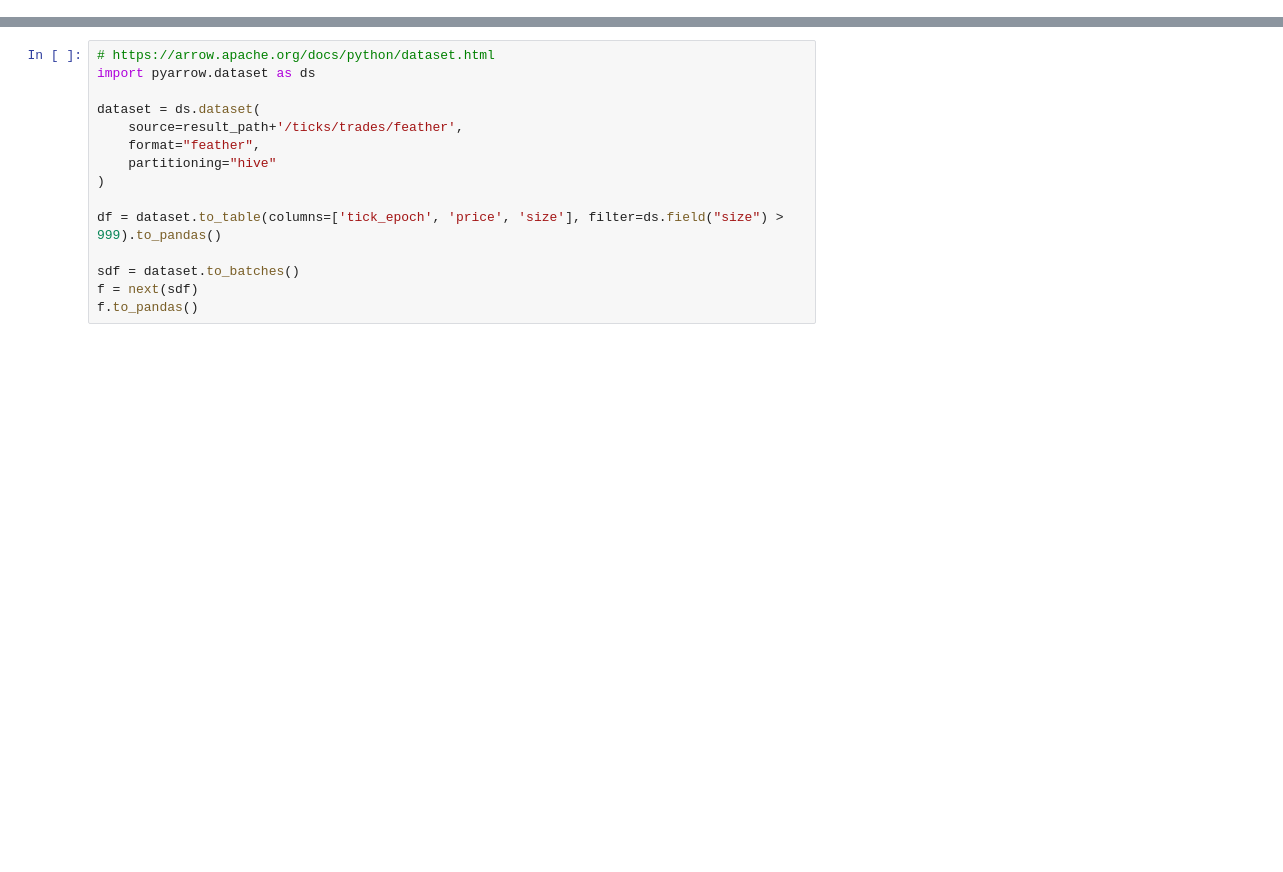
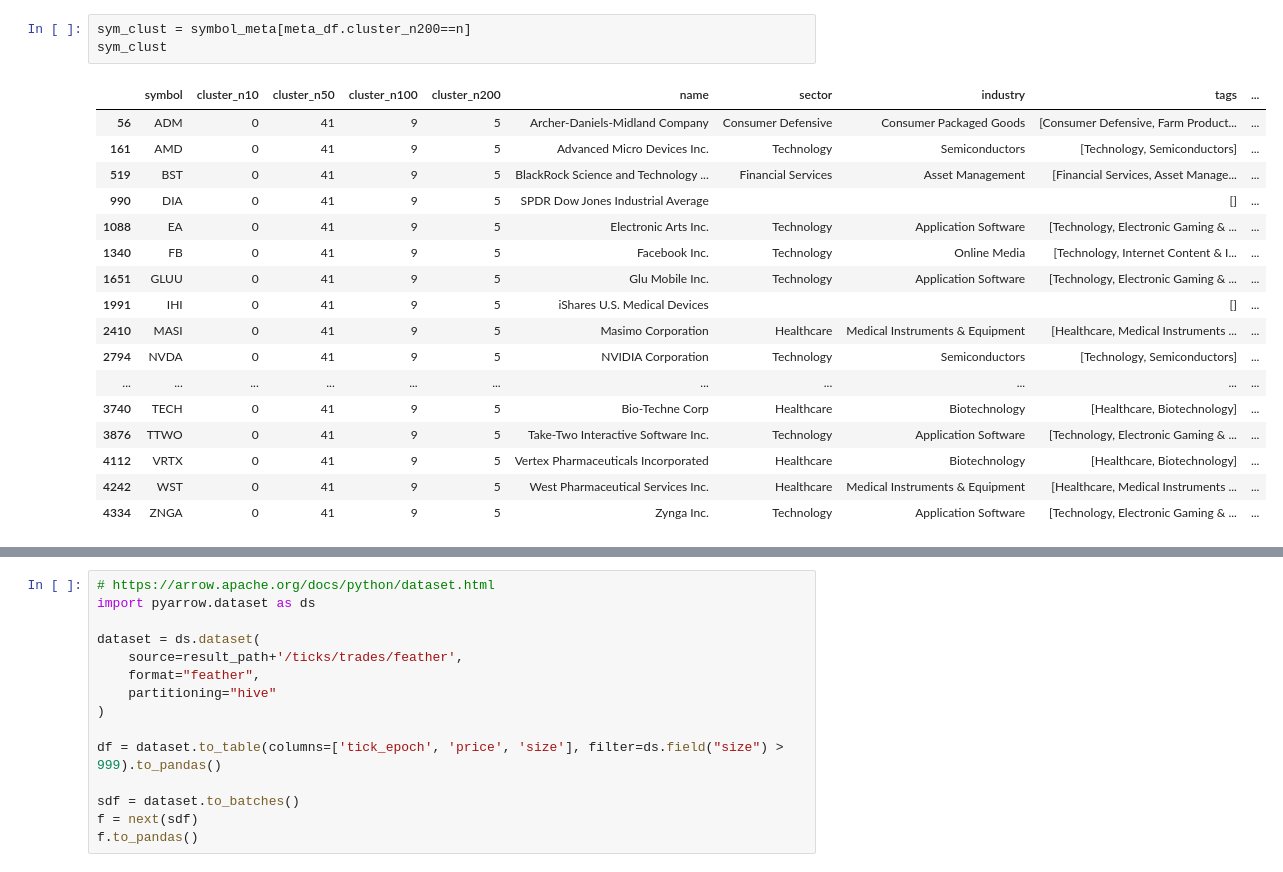
Before and after one commit to bobcolner/pandas-polygon, a Jupyter notebook: notebook.ipynb, the cells around one changed output, grey strips where cells are left out. Saved outputs shown, nothing was run; the diff lists cells and outputs as text; blank space fills up the shorter version.

```diff
--- a/notebook.ipynb
+++ b/notebook.ipynb
@@ -78,0 +90,21 @@ df.info()
+# %%
+sym_clust = symbol_meta[meta_df.cluster_n200==n]
+sym_clust
+# %% [output]
+|  | symbol | cluster_n10 | cluster_n50 | cluster_n100 | cluster_n200 | name | sector | industry | tags | ... |
+| 56 | ADM | 0 | 41 | 9 | 5 | Archer-Daniels-Midland Company | Consumer Defensive | Consumer Packaged Goods | [Consumer Defensive, Farm Product... | ... |
+| 161 | AMD | 0 | 41 | 9 | 5 | Advanced Micro Devices Inc. | Technology | Semiconductors | [Technology, Semiconductors] | ... |
+| 519 | BST | 0 | 41 | 9 | 5 | BlackRock Science and Technology ... | Financial Services | Asset Management | [Financial Services, Asset Manage... | ... |
+| 990 | DIA | 0 | 41 | 9 | 5 | SPDR Dow Jones Industrial Average |  |  | [] | ... |
+| 1088 | EA | 0 | 41 | 9 | 5 | Electronic Arts Inc. | Technology | Application Software | [Technology, Electronic Gaming & ... | ... |
+| 1340 | FB | 0 | 41 | 9 | 5 | Facebook Inc. | Technology | Online Media | [Technology, Internet Content & I... | ... |
+| 1651 | GLUU | 0 | 41 | 9 | 5 | Glu Mobile Inc. | Technology | Application Software | [Technology, Electronic Gaming & ... | ... |
+| 1991 | IHI | 0 | 41 | 9 | 5 | iShares U.S. Medical Devices |  |  | [] | ... |
+| 2410 | MASI | 0 | 41 | 9 | 5 | Masimo Corporation | Healthcare | Medical Instruments & Equipment | [Healthcare, Medical Instruments ... | ... |
+| 2794 | NVDA | 0 | 41 | 9 | 5 | NVIDIA Corporation | Technology | Semiconductors | [Technology, Semiconductors] | ... |
+| ... | ... | ... | ... | ... | ... | ... | ... | ... | ... | ... |
+| 3740 | TECH | 0 | 41 | 9 | 5 | Bio-Techne Corp | Healthcare | Biotechnology | [Healthcare, Biotechnology] | ... |
+| 3876 | TTWO | 0 | 41 | 9 | 5 | Take-Two Interactive Software Inc. | Technology | Application Software | [Technology, Electronic Gaming & ... | ... |
+| 4112 | VRTX | 0 | 41 | 9 | 5 | Vertex Pharmaceuticals Incorporated | Healthcare | Biotechnology | [Healthcare, Biotechnology] | ... |
+| 4242 | WST | 0 | 41 | 9 | 5 | West Pharmaceutical Services Inc. | Healthcare | Medical Instruments & Equipment | [Healthcare, Medical Instruments ... | ... |
+| 4334 | ZNGA | 0 | 41 | 9 | 5 | Zynga Inc. | Technology | Application Software | [Technology, Electronic Gaming & ... | ... |
```
Also changed, not shown: parts of 24 cells of this notebook, 15 other files.
